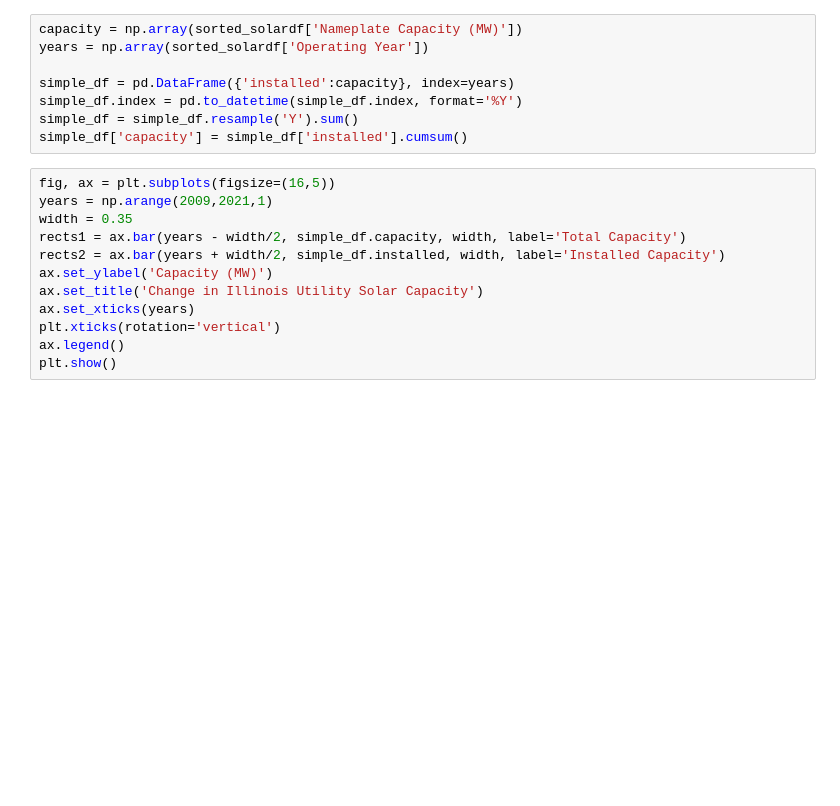
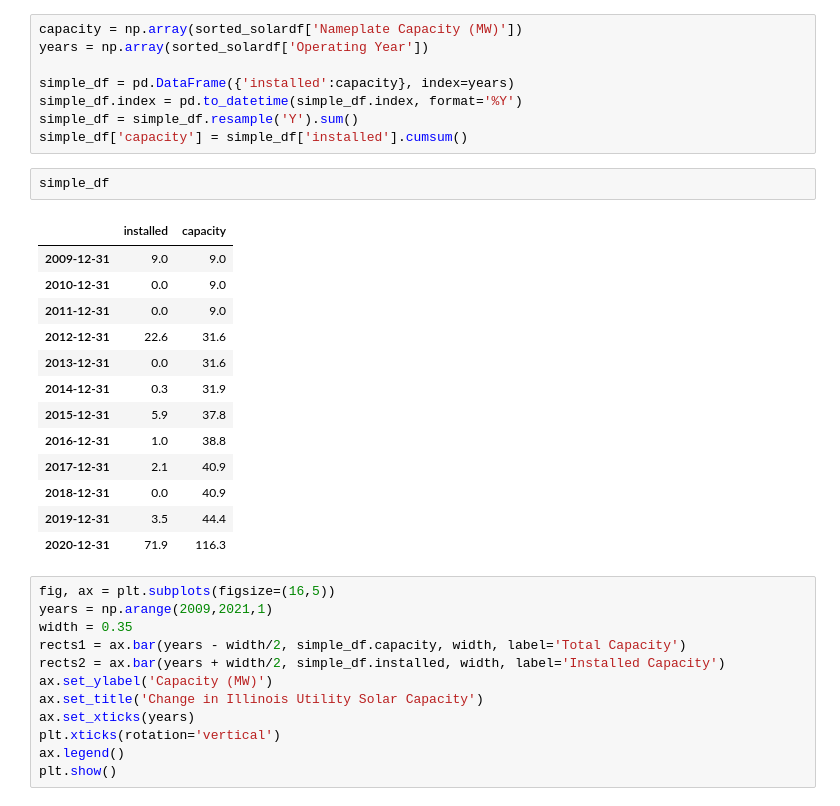
Before and after one commit to arfc/2021-04-nm-illinois, a Jupyter notebook: data/electric_capacity_illinois.ipynb, the cells around one changed output. Saved outputs shown, nothing was run; the diff lists cells and outputs as text; blank space fills up the shorter version.

```diff
--- a/data/electric_capacity_illinois.ipynb
+++ b/data/electric_capacity_illinois.ipynb
@@ -256,6 +256,22 @@ simple_df = pd.DataFrame({'installed':capacity}, index=years)
 simple_df.index = pd.to_datetime(simple_df.index, format='%Y')
 simple_df = simple_df.resample('Y').sum()
 simple_df['capacity'] = simple_df['installed'].cumsum()
+# %%
+simple_df
+# %% [output]
+|  | installed | capacity |
+| 2009-12-31 | 9.0 | 9.0 |
+| 2010-12-31 | 0.0 | 9.0 |
+| 2011-12-31 | 0.0 | 9.0 |
+| 2012-12-31 | 22.6 | 31.6 |
+| 2013-12-31 | 0.0 | 31.6 |
+| 2014-12-31 | 0.3 | 31.9 |
+| 2015-12-31 | 5.9 | 37.8 |
+| 2016-12-31 | 1.0 | 38.8 |
+| 2017-12-31 | 2.1 | 40.9 |
+| 2018-12-31 | 0.0 | 40.9 |
+| 2019-12-31 | 3.5 | 44.4 |
+| 2020-12-31 | 71.9 | 116.3 |
 # %%
 fig, ax = plt.subplots(figsize=(16,5))
 years = np.arange(2009,2021,1)
```
Also changed, not shown: parts of 5 cells of this notebook, 3 other files.
